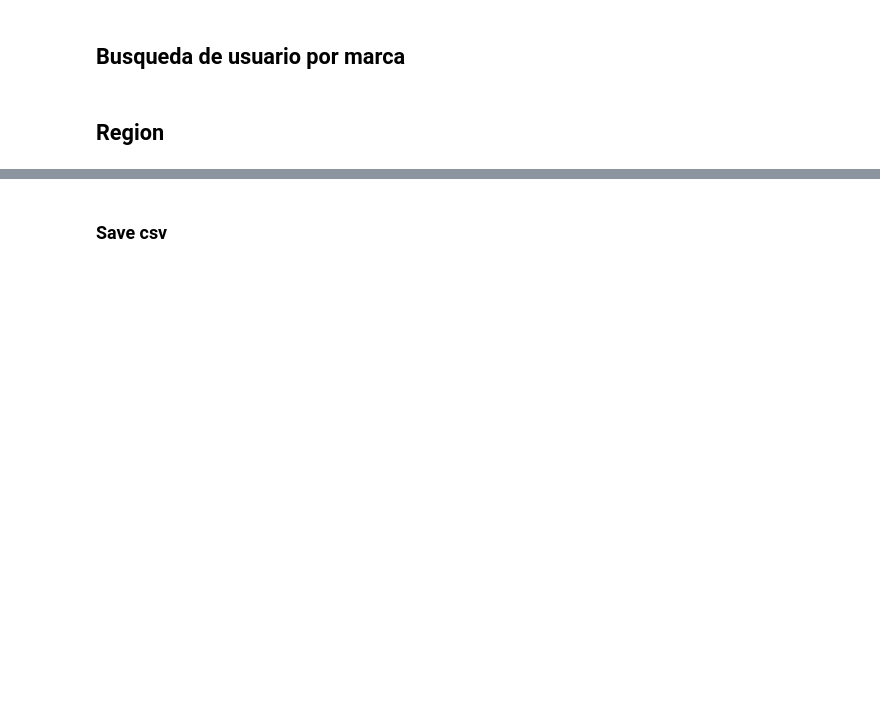
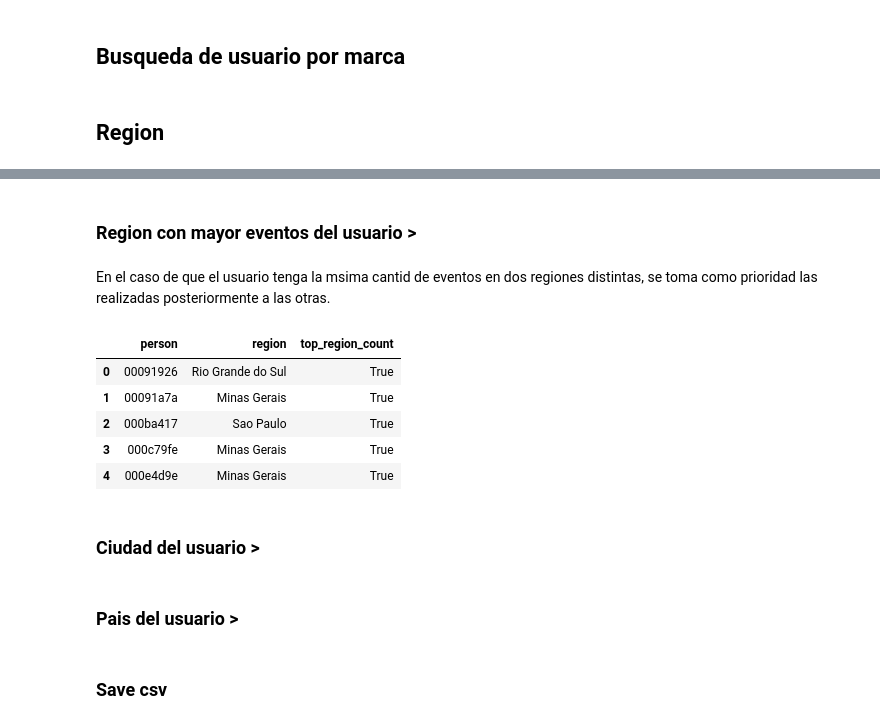
Before and after one commit to bauticanavese/Datos-Tps, a Jupyter notebook: TP2/calculos/PreparadoDeDatos-N.ipynb, the cells around one changed output, grey strips where cells are left out. Drawn from its saved outputs; the diff is of its cells as text; code cells hidden in the pictures; blank space fills up the shorter version.

```diff
--- a/TP2/calculos/PreparadoDeDatos-N.ipynb
+++ b/TP2/calculos/PreparadoDeDatos-N.ipynb
@@ -79 +82,3 @@ new_vs_returning = new_vs_returning.replace({'New' : 0, 'Returning' : 1})
+# %%
+df['returning'] = np.where((df['new_vs_returning'] == 'Returning'),1,0)
 # %%
@@ -180,0 +188,21 @@ personas = personas.merge(top_searched_products, on='person', how='left')
+# %% [markdown]
+### Region con mayor eventos del usuario >
+# %% [markdown]
+En el caso de que el usuario tenga la msima cantid de eventos en dos regiones distintas, se toma como prioridad las realizadas posteriormente a las otras.
+# %%
+region_per_person = df.loc[df.event.str.contains('visited site'), ['person','region','timestamp']]
+region_per_person.replace({'Unknown' : np.nan}, inplace=True)
+region_per_person = region_per_person.sort_values(ascending=False, by='timestamp').groupby('person')['region'].value_counts(sort=False)
+# %%
+region_per_person = region_per_person.groupby(['person']).transform(max) == region_per_person
+region_per_person = region_per_person.reset_index(name='top_region_count')
+region_per_person = region_per_person.loc[region_per_person['top_region_count']].drop_duplicates(subset='person', keep='first')
+# %%
+region_per_person.head()
+# %% [output]
+|  | person | region | top_region_count |
+| 0 | 00091926 | Rio Grande do Sul | True |
+| 1 | 00091a7a | Minas Gerais | True |
+| 2 | 000ba417 | Sao Paulo | True |
+| 3 | 000c79fe | Minas Gerais | True |
+| 4 | 000e4d9e | Minas Gerais | True |
@@ -180,0 +211,2 @@ personas = personas.merge(top_searched_products, on='person', how='left')
+# %% [markdown]
+### Ciudad del usuario >
@@ -180,0 +218,2 @@ personas = personas.merge(top_searched_products, on='person', how='left')
+# %% [markdown]
+### Pais del usuario >
```
Also changed, not shown: parts of 23 cells of this notebook, 3 other files.
